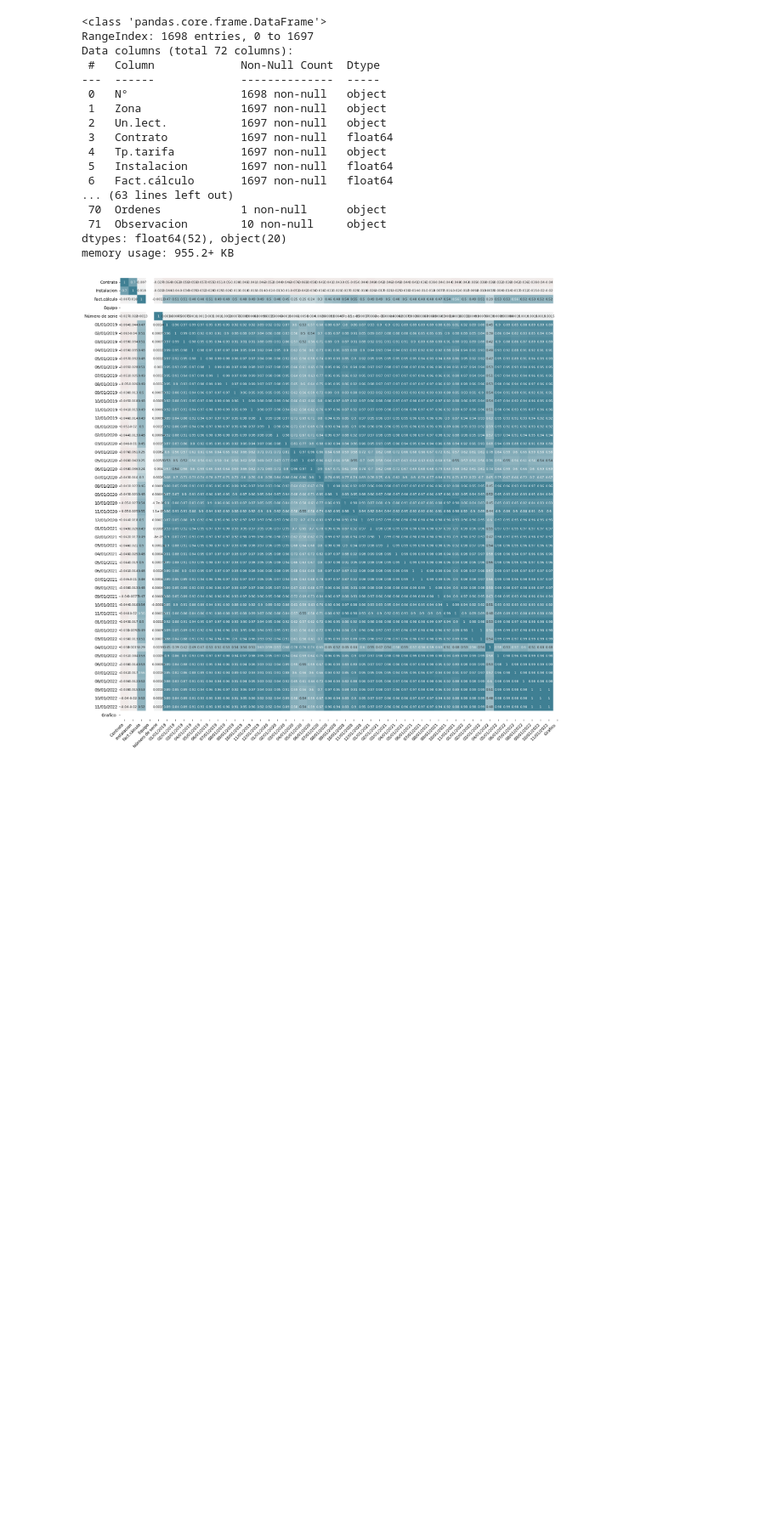
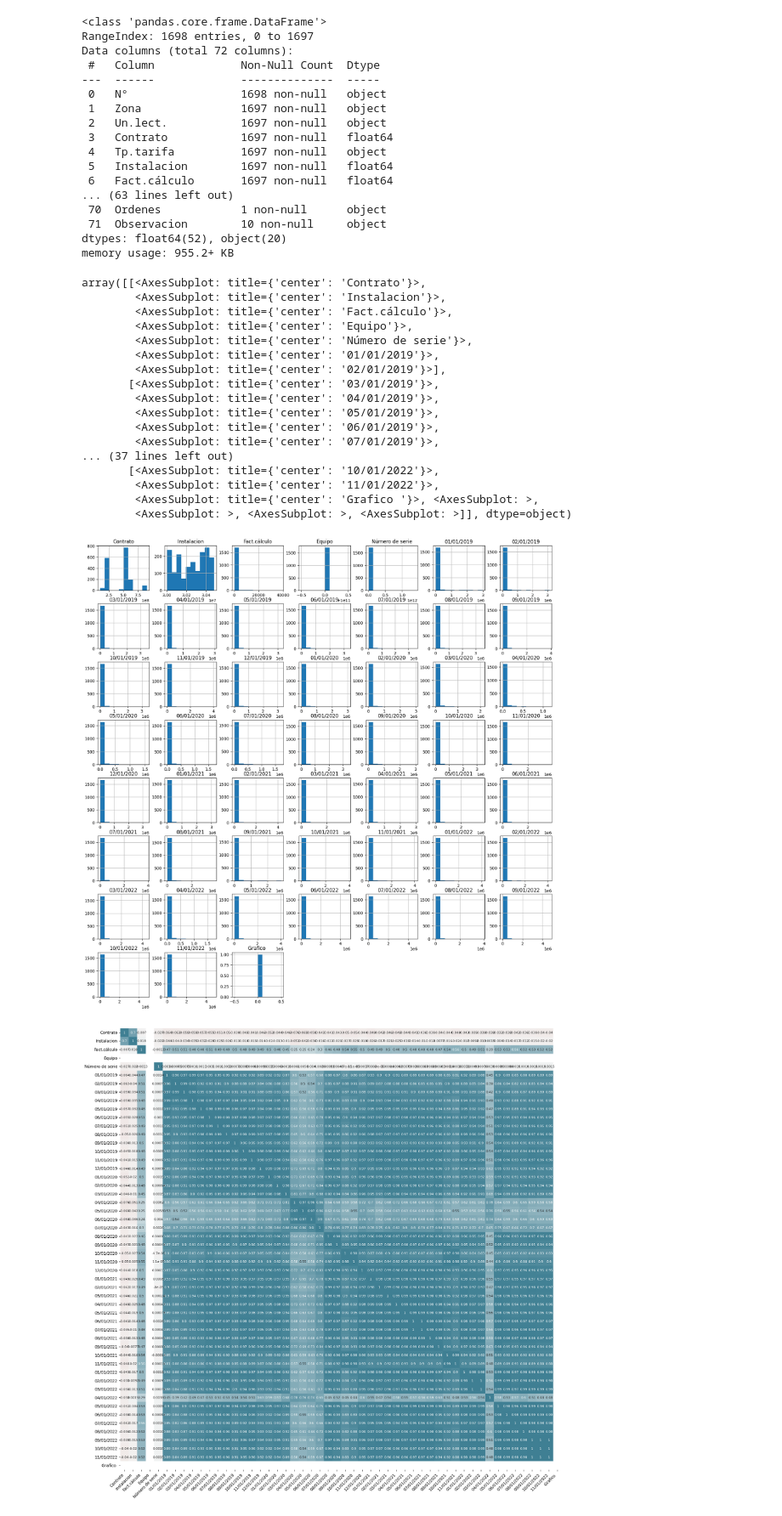
Before and after one commit to napo1998delsur/fraudes_grandes_clientes, a Jupyter notebook: eda/suministrosindustriales copy.ipynb, the cells around one changed output. Shown at 85% size. Drawn from its saved outputs; the diff is of its cells as text; code cells hidden in the pictures; blank space fills up the shorter version.

```diff
--- a/eda/suministrosindustriales copy.ipynb
+++ b/eda/suministrosindustriales copy.ipynb
@@ -61,6 +112,29 @@ Data columns (total 72 columns):
  71  Observacion        10 non-null     object
 dtypes: float64(52), object(20)
 memory usage: 955.2+ KB
+# %%
+# plot hist
+
+suministrosindustriales.hist(figsize=(20,20))
+# %% [output]
+array([[<AxesSubplot: title={'center': 'Contrato'}>,
+        <AxesSubplot: title={'center': 'Instalacion'}>,
+        <AxesSubplot: title={'center': 'Fact.cálculo'}>,
+        <AxesSubplot: title={'center': 'Equipo'}>,
+        <AxesSubplot: title={'center': 'Número de serie'}>,
+        <AxesSubplot: title={'center': '01/01/2019'}>,
+        <AxesSubplot: title={'center': '02/01/2019'}>],
+       [<AxesSubplot: title={'center': '03/01/2019'}>,
+        <AxesSubplot: title={'center': '04/01/2019'}>,
+        <AxesSubplot: title={'center': '05/01/2019'}>,
+        <AxesSubplot: title={'center': '06/01/2019'}>,
+        <AxesSubplot: title={'center': '07/01/2019'}>,
+... (37 lines left out)
+       [<AxesSubplot: title={'center': '10/01/2022'}>,
+        <AxesSubplot: title={'center': '11/01/2022'}>,
+        <AxesSubplot: title={'center': 'Grafico '}>, <AxesSubplot: >,
+        <AxesSubplot: >, <AxesSubplot: >, <AxesSubplot: >]], dtype=object)
+[figure, added]
 # %%
 # MATRIZ DE CORRELLACION DE VARIABLES
 
```
Also changed, not shown: parts of 15 cells of this notebook, 1 other file.
